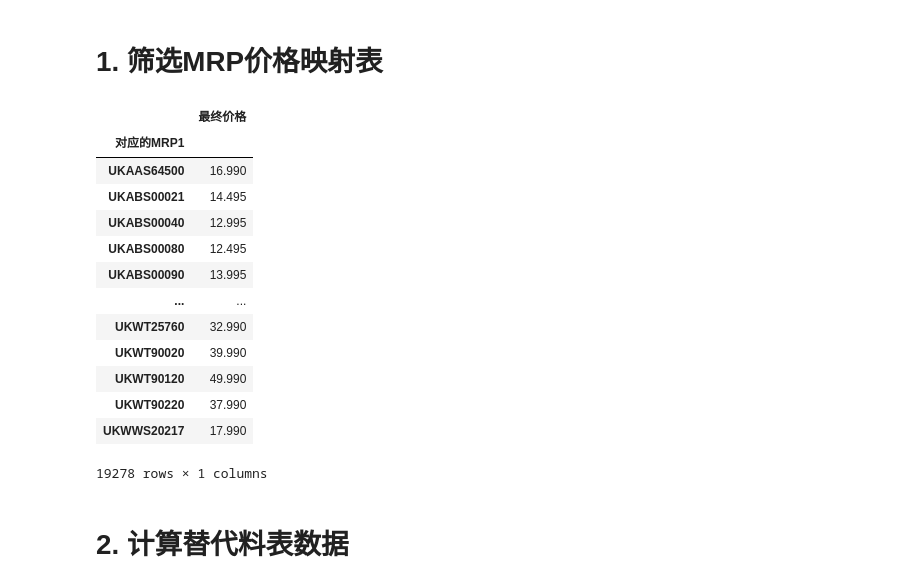
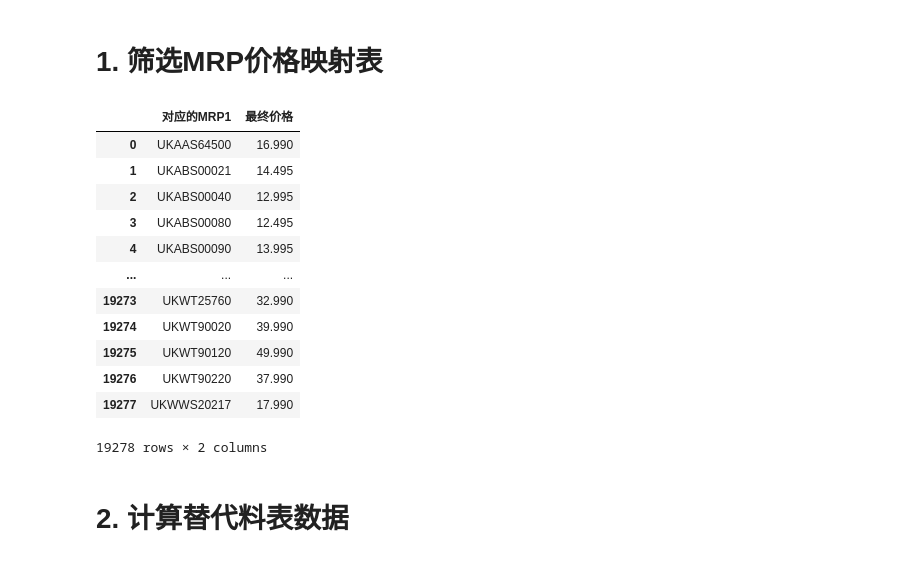
Before and after one commit to hzm1124/YangTeng, a Jupyter notebook: 6.UK利润/1-每周MRP-Lennon.ipynb, the cells around one changed output. Cells and saved outputs as stored; diff of their text form; code cells hidden in the pictures.

```diff
--- a/6.UK利润/1-每周MRP-Lennon.ipynb
+++ b/6.UK利润/1-每周MRP-Lennon.ipynb
@@ -11,10 +11,10 @@
 # %%
 import math
 
-base = '../../file/数据处理-UK利润核算 20230131.xlsx'
+base = '../../file/数据处理-UK利润核算.xlsx'
 
-dict_rows = {'tax': 284,
-             'packaging': 299,
+dict_rows = {'tax': 272,
+             'packaging': 267,
              'operating': 150}
 
 dict_parameter = {'exchange': 8.3777,
@@ -280,23 +280,22 @@ df_profit
 # 1. 筛选MRP价格映射表
 # %%
 df_mapping = df_mapping[(df_mapping['是否组合上架'] == 'N') & (df_mapping['对应的MRP1'] != '') & (df_mapping['最终价格'] != '')][['对应的MRP1', '最终价格']].reset_index(drop=True)
-df_mapping = df_mapping.groupby(by='对应的MRP1').min()
+df_mapping = df_mapping.groupby(by='对应的MRP1', as_index=False).min()
 
 df_mapping
 # %% [output]
-|  | 最终价格 |
-| 对应的MRP1 |  |
-| UKAAS64500 | 16.990 |
-| UKABS00021 | 14.495 |
-| UKABS00040 | 12.995 |
-| UKABS00080 | 12.495 |
-| UKABS00090 | 13.995 |
-| ... | ... |
-| UKWT25760 | 32.990 |
-| UKWT90020 | 39.990 |
-| UKWT90120 | 49.990 |
-| UKWT90220 | 37.990 |
-| UKWWS20217 | 17.990 |
+|  | 对应的MRP1 | 最终价格 |
+| 0 | UKAAS64500 | 16.990 |
+| 1 | UKABS00021 | 14.495 |
+| 2 | UKABS00040 | 12.995 |
+| 3 | UKABS00080 | 12.495 |
+| 4 | UKABS00090 | 13.995 |
+| ... | ... | ... |
+| 19273 | UKWT25760 | 32.990 |
+| 19274 | UKWT90020 | 39.990 |
+| 19275 | UKWT90120 | 49.990 |
+| 19276 | UKWT90220 | 37.990 |
+| 19277 | UKWWS20217 | 17.990 |
-19278 rows × 1 columns
+19278 rows × 2 columns
 # %% [markdown]
 # 2. 计算替代料表数据
```
Also changed, not shown: parts of 18 cells of this notebook, 1 other file.
